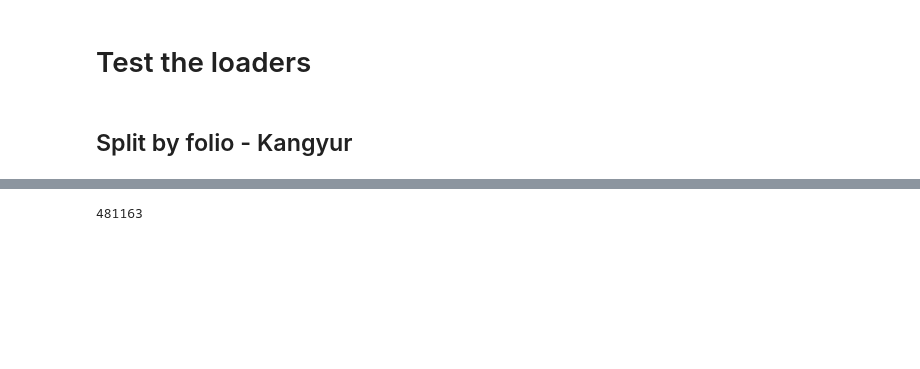
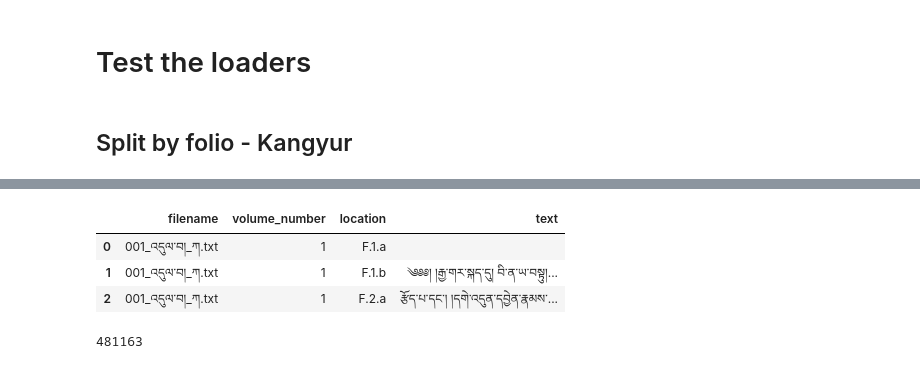
Before and after one commit to CompassionAI/common, a Jupyter notebook: notebooks/Unlabeled Corpora.ipynb, the cells around one changed output, grey strips where cells are left out. Cells and saved outputs as stored; diff of their text form; code cells hidden in the pictures; blank space fills up the shorter version.

```diff
--- a/notebooks/Unlabeled Corpora.ipynb
+++ b/notebooks/Unlabeled Corpora.ipynb
@@ -80,3 +96,10 @@ kangyur_df.head(20)
+# %%
+old_kangyur_df[old_kangyur_df.volume_number==1].compute().head(3)
+# %% [output]
+|  | filename | volume_number | location | text |
+| 0 | 001_འདུལ་བ།_ཀ.txt | 1 | F.1.a |  |
+| 1 | 001_འདུལ་བ།_ཀ.txt | 1 | F.1.b | ༄༅༅། །རྒྱ་གར་སྐད་དུ། བི་ན་ཡ་བསྟུ།... |
+| 2 | 001_འདུལ་བ།_ཀ.txt | 1 | F.2.a | རྩོད་པ་དང་། །དགེ་འདུན་དབྱེན་རྣམས་... |
 # %%
 kangyur_df.text.map(len).max().compute()
 # %% [output]
```
Also changed, not shown: parts of 15 cells of this notebook, 3 other files.
